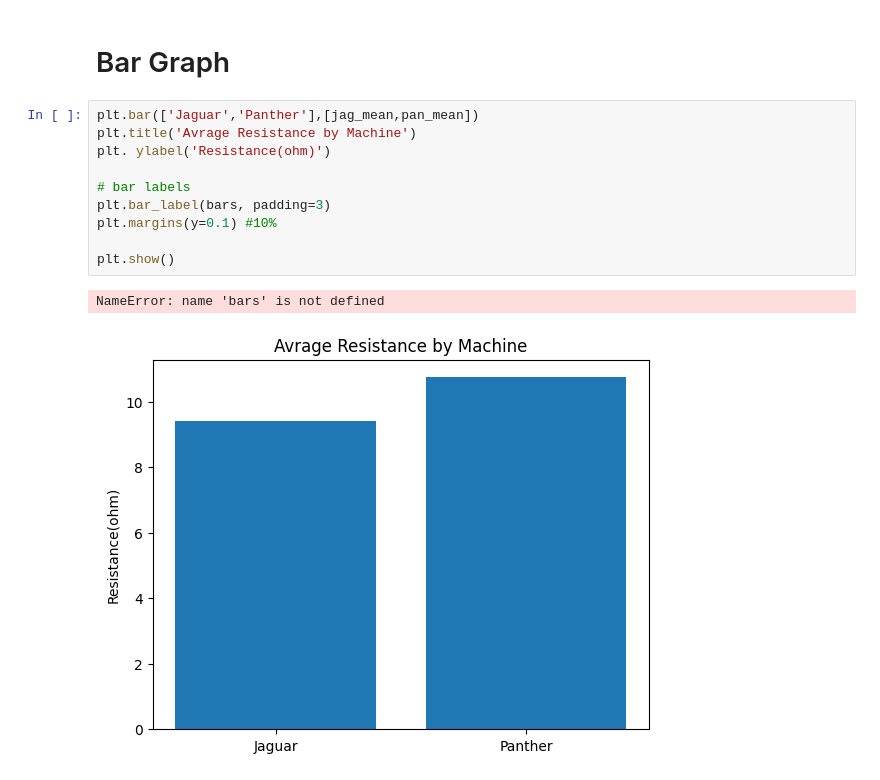
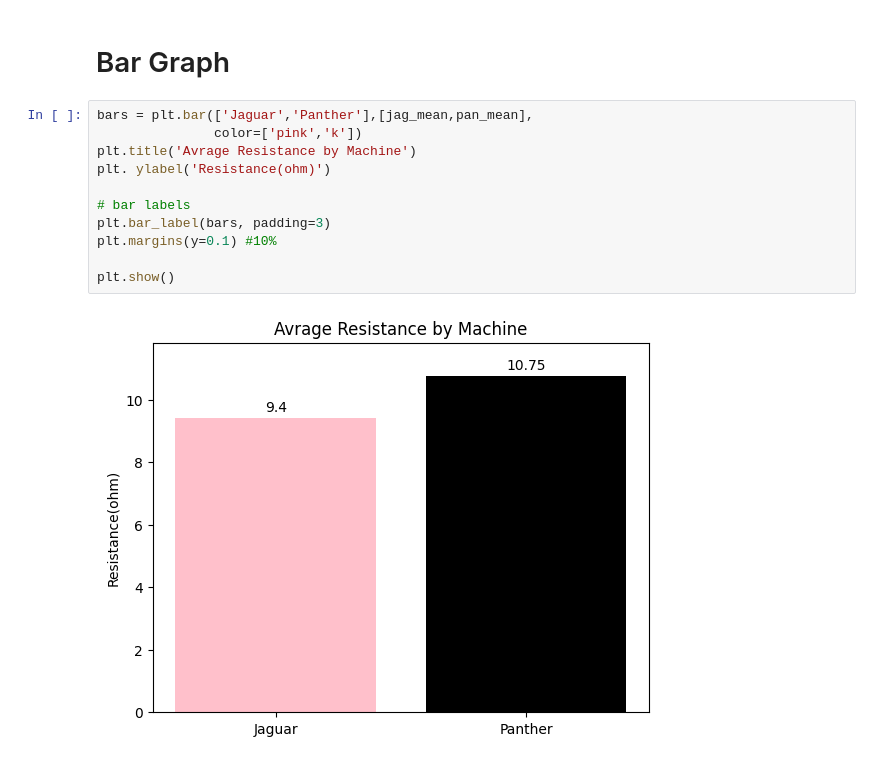
Before and after one commit to allnhg/GUIA_MATHEDA, a Jupyter notebook: L12/pandas-basics.ipynb, the cells around one changed output. Cells and saved outputs as stored; diff of their text form.

```diff
--- a/L12/pandas-basics.ipynb
+++ b/L12/pandas-basics.ipynb
@@ -247,15 +247,15 @@ resistance
 # %% [markdown]
 # Bar Graph
 # %%
-plt.bar(['Jaguar','Panther'],[jag_mean,pan_mean])
+bars = plt.bar(['Jaguar','Panther'],[jag_mean,pan_mean],
+               color=['pink','k'])
 plt.title('Avrage Resistance by Machine')
 plt. ylabel('Resistance(ohm)')
 
 # bar labels
 plt.bar_label(bars, padding=3)
 plt.margins(y=0.1) #10%
 
 plt.show()
 # %% [output]
-NameError: name 'bars' is not defined
-[figure, old version]
+[figure, new version]
```
